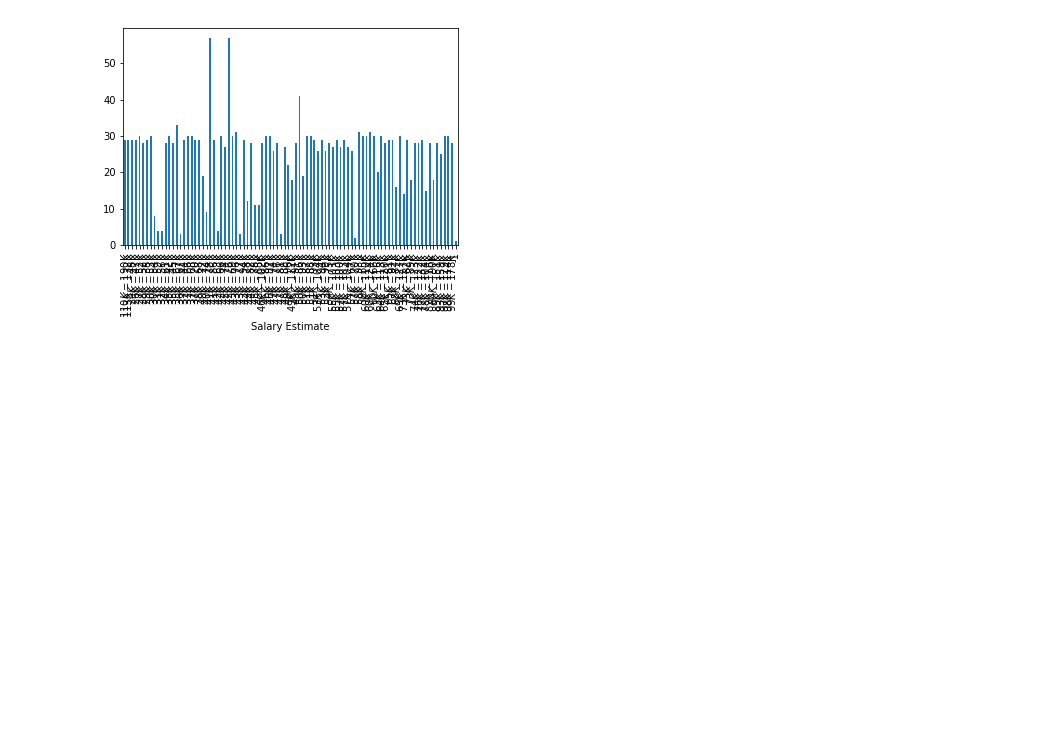
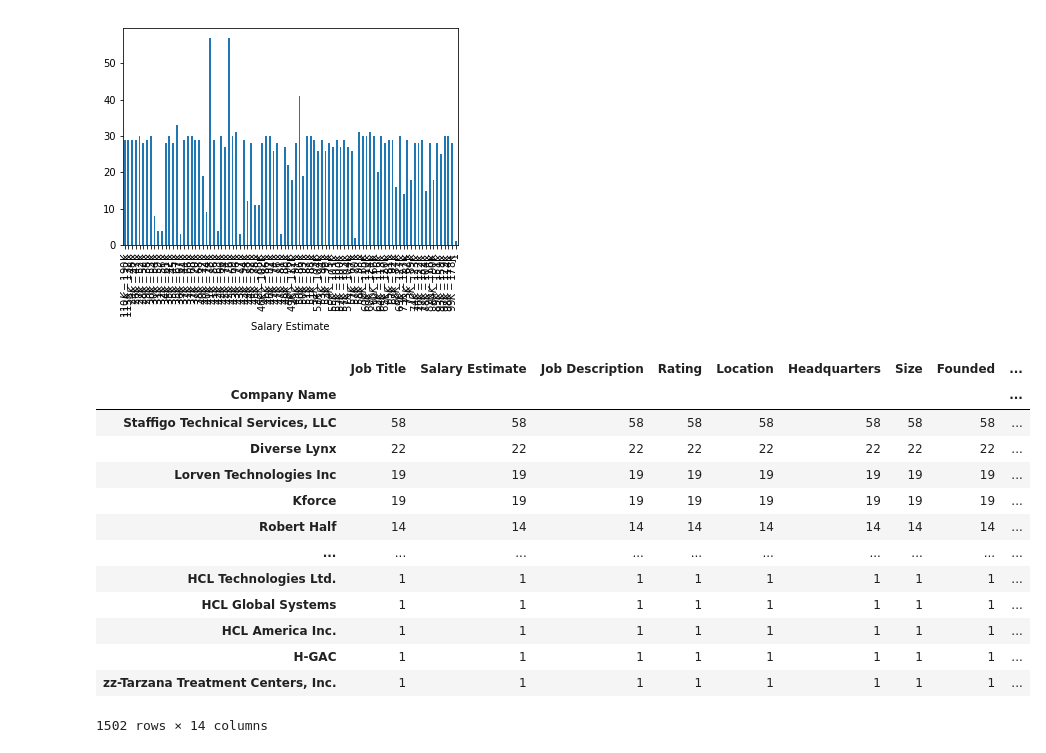
Before and after one commit to ashish2266/EDA-on-job-listing, a Jupyter notebook: notebook.ipynb, the cells around one changed output. Drawn from its saved outputs; the diff is of its cells as text; code cells hidden in the pictures; blank space fills up the shorter version.

```diff
--- a/notebook.ipynb
+++ b/notebook.ipynb
@@ -86,3 +81,22 @@ df.groupby('Salary Estimate').count()['Job Title'].plot(kind = 'bar')
 # %% [output]
 <matplotlib.axes._subplots.AxesSubplot at 0x...>
 [figure]
+# %%
+df['Company Name'] = df['Company Name'].map(lambda name : str(name).split('\n')[0])
+# %%
+df.groupby('Company Name').count().sort_values('Rating', ascending= False)
+# %% [output]
+|  | Job Title | Salary Estimate | Job Description | Rating | Location | Headquarters | Size | Founded | ... |
+| Company Name |  |  |  |  |  |  |  |  | ... |
+| Staffigo Technical Services, LLC | 58 | 58 | 58 | 58 | 58 | 58 | 58 | 58 | ... |
+| Diverse Lynx | 22 | 22 | 22 | 22 | 22 | 22 | 22 | 22 | ... |
+| Lorven Technologies Inc | 19 | 19 | 19 | 19 | 19 | 19 | 19 | 19 | ... |
+| Kforce | 19 | 19 | 19 | 19 | 19 | 19 | 19 | 19 | ... |
+| Robert Half | 14 | 14 | 14 | 14 | 14 | 14 | 14 | 14 | ... |
+| ... | ... | ... | ... | ... | ... | ... | ... | ... | ... |
+| HCL Technologies Ltd. | 1 | 1 | 1 | 1 | 1 | 1 | 1 | 1 | ... |
+| HCL Global Systems | 1 | 1 | 1 | 1 | 1 | 1 | 1 | 1 | ... |
+| HCL America Inc. | 1 | 1 | 1 | 1 | 1 | 1 | 1 | 1 | ... |
+| H-GAC | 1 | 1 | 1 | 1 | 1 | 1 | 1 | 1 | ... |
+| zz-Tarzana Treatment Centers, Inc. | 1 | 1 | 1 | 1 | 1 | 1 | 1 | 1 | ... |
+1502 rows × 14 columns
```
Also changed, not shown: parts of 1 cell of this notebook, 3 other files.
